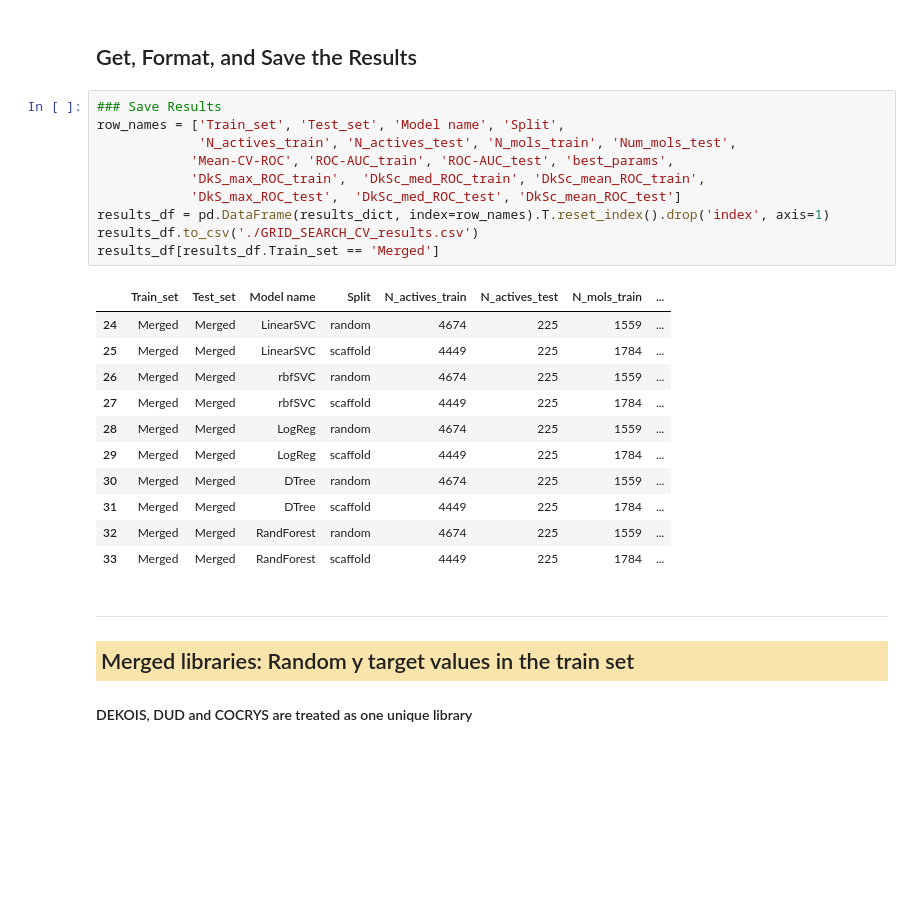
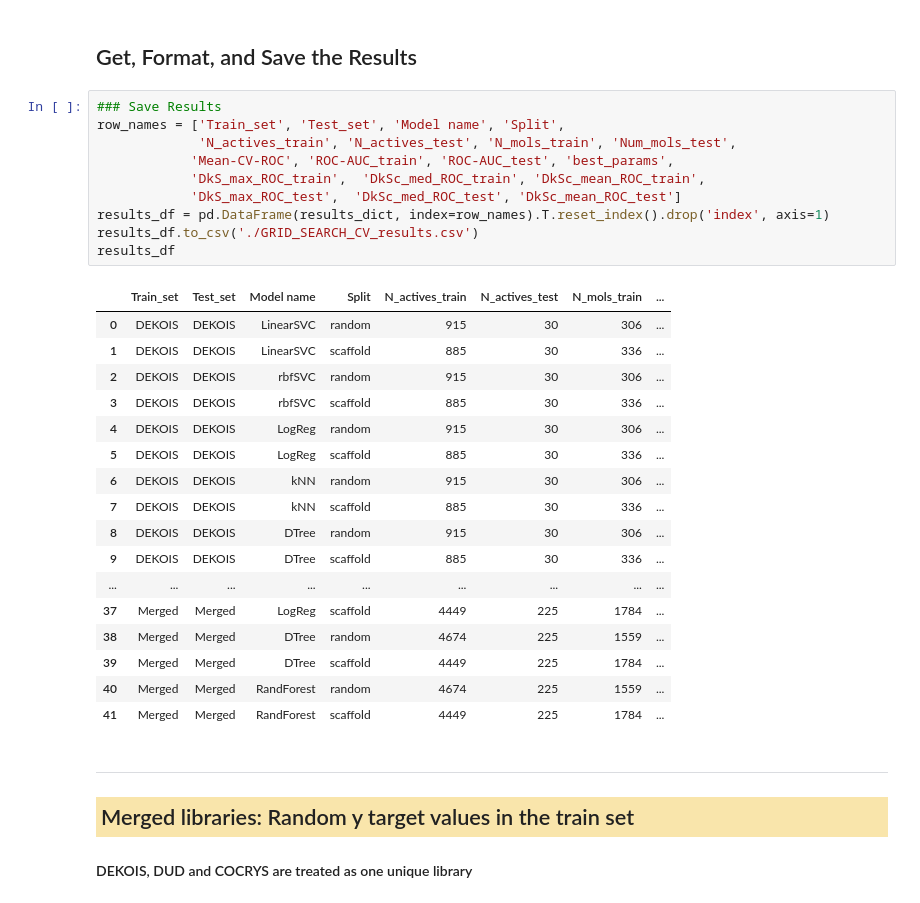
Before and after one commit to jRicciL/FXa-notebooks, a Jupyter notebook: 2_Docking_analysis/4_ML_Model_Selection_Grid_Search.ipynb, the cells around one changed output. Cells and saved outputs as stored; diff of their text form; blank space fills up the shorter version.

```diff
--- a/2_Docking_analysis/4_ML_Model_Selection_Grid_Search.ipynb
+++ b/2_Docking_analysis/4_ML_Model_Selection_Grid_Search.ipynb
@@ -1817,25 +1937,31 @@ Wall time: 40.7 s
 # %%
 ### Save Results
 row_names = ['Train_set', 'Test_set', 'Model name', 'Split',
              'N_actives_train', 'N_actives_test', 'N_mols_train', 'Num_mols_test',
             'Mean-CV-ROC', 'ROC-AUC_train', 'ROC-AUC_test', 'best_params',
             'DkS_max_ROC_train',  'DkSc_med_ROC_train', 'DkSc_mean_ROC_train',
             'DkS_max_ROC_test',  'DkSc_med_ROC_test', 'DkSc_mean_ROC_test']
 results_df = pd.DataFrame(results_dict, index=row_names).T.reset_index().drop('index', axis=1)
 results_df.to_csv('./GRID_SEARCH_CV_results.csv')
-results_df[results_df.Train_set == 'Merged']
+results_df
 # %% [output]
 |  | Train_set | Test_set | Model name | Split | N_actives_train | N_actives_test | N_mols_train | ... |
-| 24 | Merged | Merged | LinearSVC | random | 4674 | 225 | 1559 | ... |
-| 25 | Merged | Merged | LinearSVC | scaffold | 4449 | 225 | 1784 | ... |
-| 26 | Merged | Merged | rbfSVC | random | 4674 | 225 | 1559 | ... |
-| 27 | Merged | Merged | rbfSVC | scaffold | 4449 | 225 | 1784 | ... |
-| 28 | Merged | Merged | LogReg | random | 4674 | 225 | 1559 | ... |
-| 29 | Merged | Merged | LogReg | scaffold | 4449 | 225 | 1784 | ... |
-| 30 | Merged | Merged | DTree | random | 4674 | 225 | 1559 | ... |
-| 31 | Merged | Merged | DTree | scaffold | 4449 | 225 | 1784 | ... |
-| 32 | Merged | Merged | RandForest | random | 4674 | 225 | 1559 | ... |
-| 33 | Merged | Merged | RandForest | scaffold | 4449 | 225 | 1784 | ... |
+| 0 | DEKOIS | DEKOIS | LinearSVC | random | 915 | 30 | 306 | ... |
+| 1 | DEKOIS | DEKOIS | LinearSVC | scaffold | 885 | 30 | 336 | ... |
+| 2 | DEKOIS | DEKOIS | rbfSVC | random | 915 | 30 | 306 | ... |
+| 3 | DEKOIS | DEKOIS | rbfSVC | scaffold | 885 | 30 | 336 | ... |
+| 4 | DEKOIS | DEKOIS | LogReg | random | 915 | 30 | 306 | ... |
+| 5 | DEKOIS | DEKOIS | LogReg | scaffold | 885 | 30 | 336 | ... |
+| 6 | DEKOIS | DEKOIS | kNN | random | 915 | 30 | 306 | ... |
+| 7 | DEKOIS | DEKOIS | kNN | scaffold | 885 | 30 | 336 | ... |
+| 8 | DEKOIS | DEKOIS | DTree | random | 915 | 30 | 306 | ... |
+| 9 | DEKOIS | DEKOIS | DTree | scaffold | 885 | 30 | 336 | ... |
+| ... | ... | ... | ... | ... | ... | ... | ... | ... |
+| 37 | Merged | Merged | LogReg | scaffold | 4449 | 225 | 1784 | ... |
+| 38 | Merged | Merged | DTree | random | 4674 | 225 | 1559 | ... |
+| 39 | Merged | Merged | DTree | scaffold | 4449 | 225 | 1784 | ... |
+| 40 | Merged | Merged | RandForest | random | 4674 | 225 | 1559 | ... |
+| 41 | Merged | Merged | RandForest | scaffold | 4449 | 225 | 1784 | ... |
 # %% [markdown]
 ***
 <h2 style='background-color: #F9E5AB; padding: 5px;'>
```
Also changed, not shown: parts of 56 cells of this notebook.
